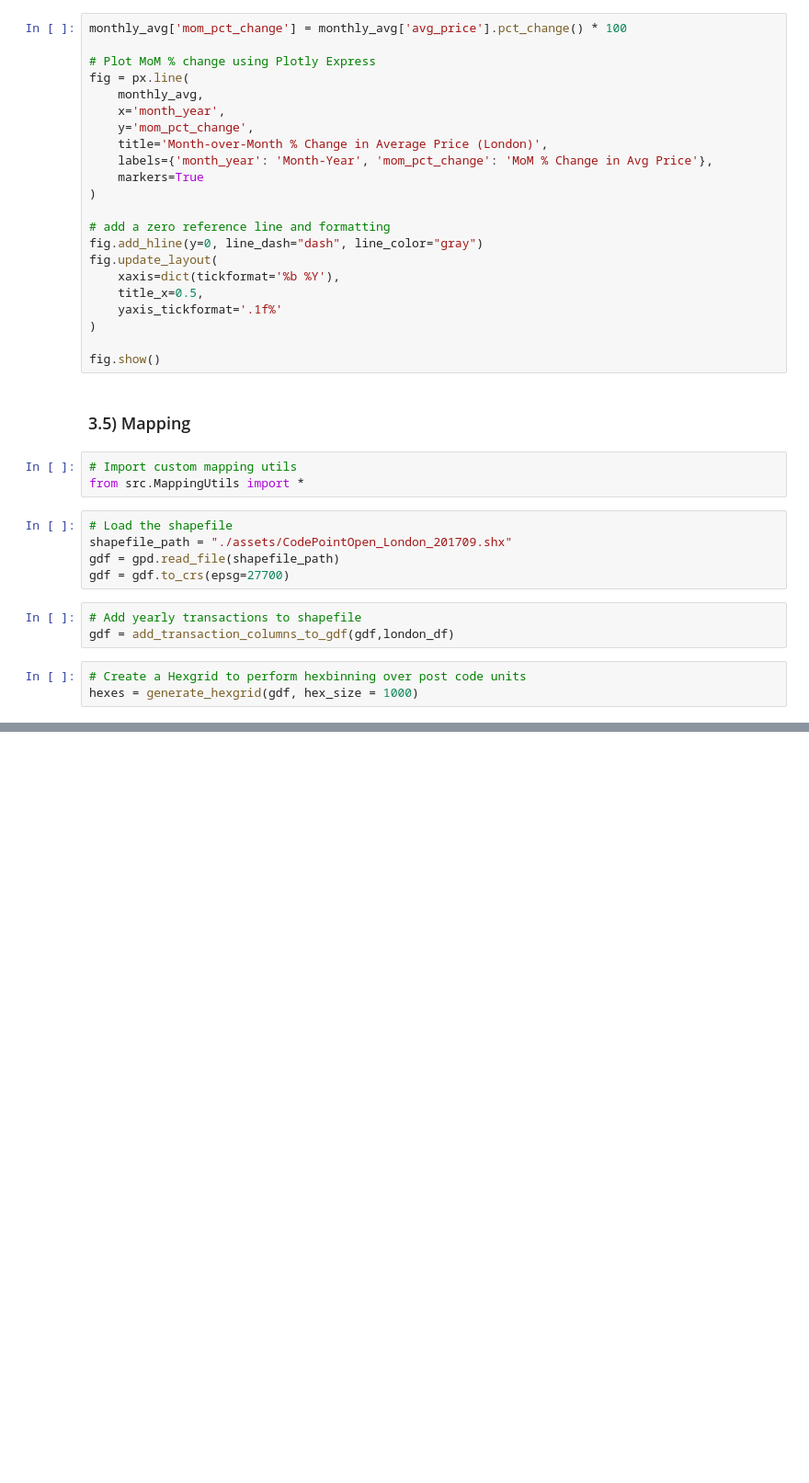
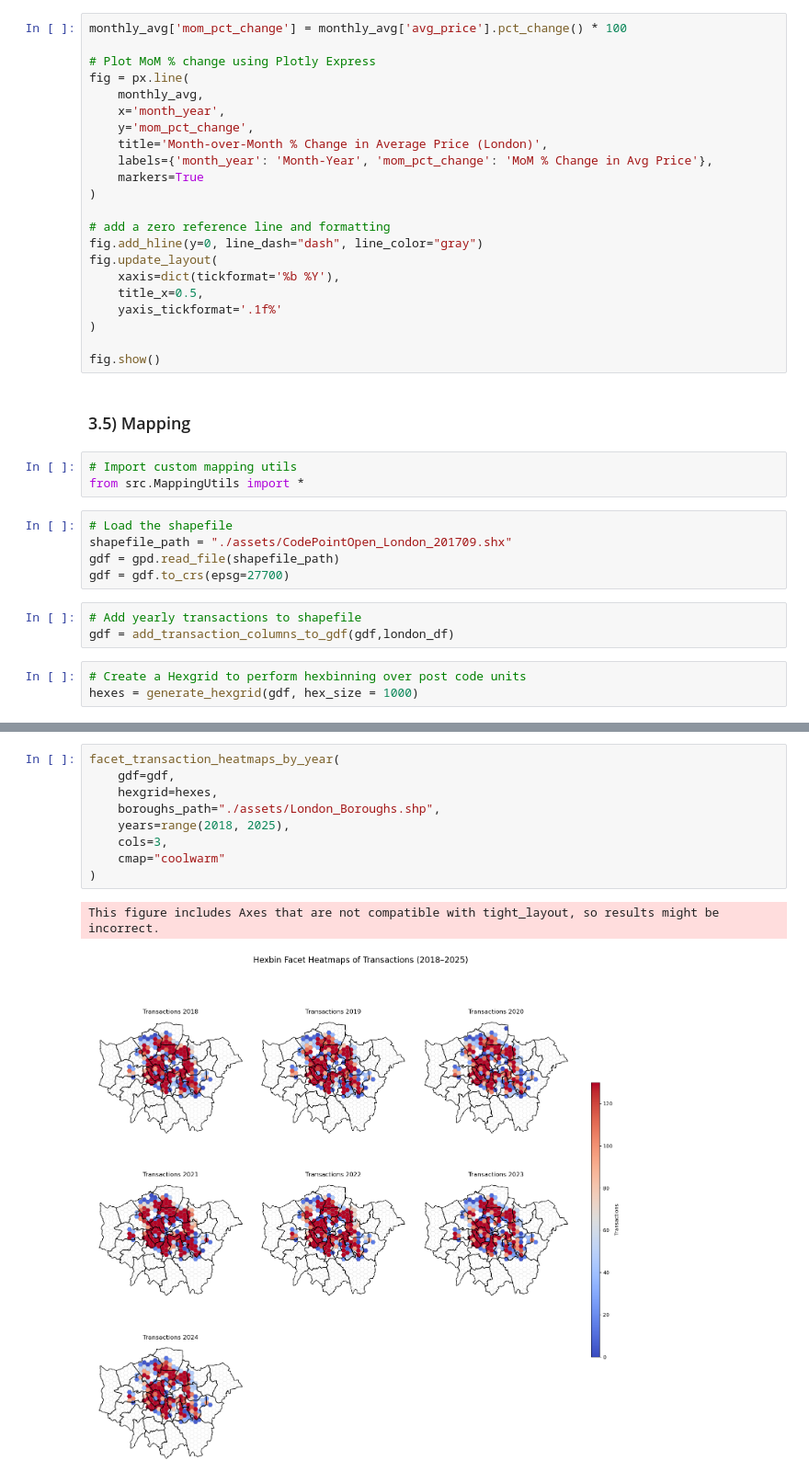
Before and after one commit to nnssvv/price_paid_data_analysis, a Jupyter notebook: Analysis_Notebook.ipynb, the cells around one changed output, grey strips where cells are left out. Shown at 92% size. Cells and saved outputs as stored; diff of their text form; blank space fills up the shorter version.

```diff
--- a/Analysis_Notebook.ipynb
+++ b/Analysis_Notebook.ipynb
@@ -190,0 +195,12 @@ plot_transaction_heatmap(
+# %%
+facet_transaction_heatmaps_by_year(
+    gdf=gdf,
+    hexgrid=hexes,
+    boroughs_path="./assets/London_Boroughs.shp",
+    years=range(2018, 2025),
+    cols=3,
+    cmap="coolwarm"
+)
+# %% [output]
+This figure includes Axes that are not compatible with tight_layout, so results might be incorrect.
+[figure, added]
```
Also changed, not shown: parts of 4 cells of this notebook, 3 other files.
